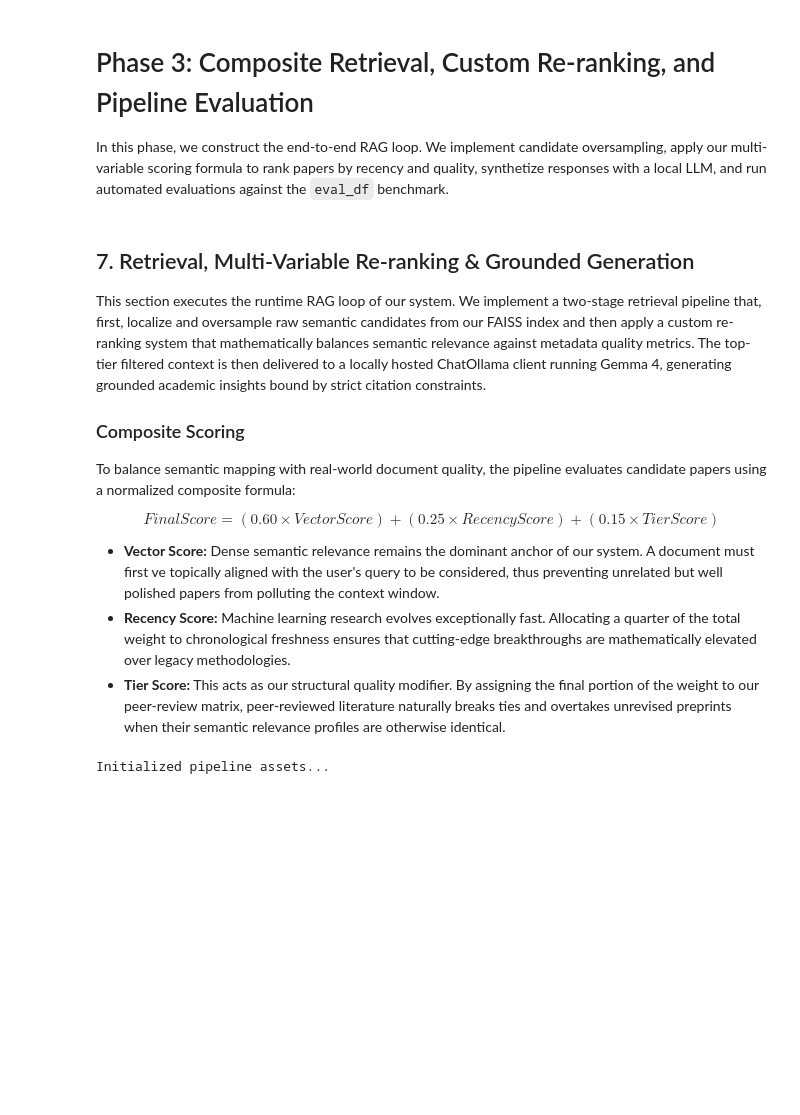
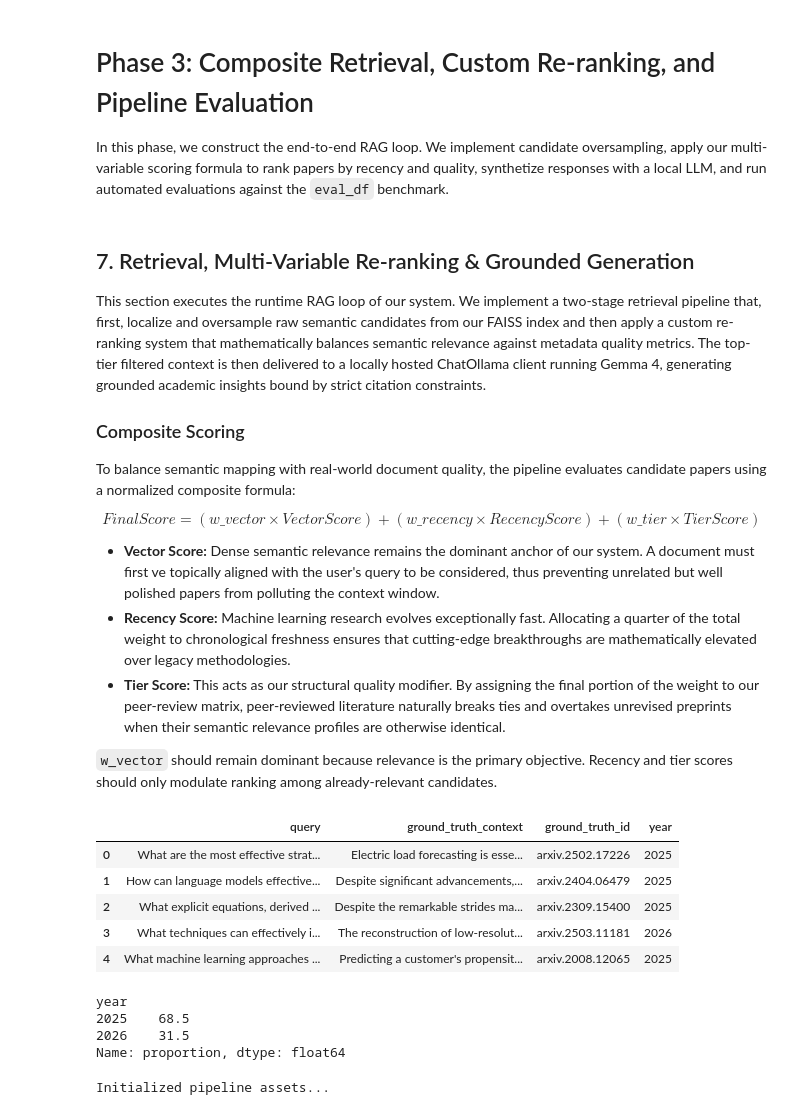
Before and after one commit to cdngouma/arxiv-rag, a Jupyter notebook: notebooks/01_prototype_rag.ipynb, the cells around one changed output. Drawn from its saved outputs; the diff is of its cells as text; code cells hidden in the pictures; blank space fills up the shorter version.

```diff
--- a/notebooks/01_prototype_rag.ipynb
+++ b/notebooks/01_prototype_rag.ipynb
@@ -480,8 +496,28 @@ This section executes the runtime RAG loop of our system. We implement a two-sta
 ### Composite Scoring
 To balance semantic mapping with real-world document quality, the pipeline evaluates candidate papers using a normalized composite formula:
 
-$$FinalScore = (0.60 \times VectorScore) + (0.25 \times RecencyScore) + (0.15 \times TierScore)$$
+$$FinalScore = (w\_vector \times VectorScore) + (w\_recency \times RecencyScore) + (w\_tier \times TierScore)$$
 
 - **Vector Score:** Dense semantic relevance remains the dominant anchor of our system. A document must first ve topically aligned with the user's query to be considered, thus preventing unrelated but well polished papers from polluting the context window.
 - **Recency Score:** Machine learning research evolves exceptionally fast. Allocating a quarter of the total weight to chronological freshness ensures that cutting-edge breakthroughs are mathematically elevated over legacy methodologies.
 - **Tier Score:** This acts as our structural quality modifier. By assigning the final portion of the weight to our peer-review matrix, peer-reviewed literature naturally breaks ties and overtakes unrevised preprints when their semantic relevance profiles are otherwise identical.
+
+`w_vector` should remain dominant because relevance is the primary objective. Recency and tier scores should only modulate ranking among already-relevant candidates.
+# %%
+# Load previously saved eval_df
+eval_df = pd.read_parquet("../data/processed/arxiv_eval_dataset.parquet")
+eval_df.head()
+# %% [output]
+|  | query | ground_truth_context | ground_truth_id | year |
+| 0 | What are the most effective strat... | Electric load forecasting is esse... | arxiv.2502.17226 | 2025 |
+| 1 | How can language models effective... | Despite significant advancements,... | arxiv.2404.06479 | 2025 |
+| 2 | What explicit equations, derived ... | Despite the remarkable strides ma... | arxiv.2309.15400 | 2025 |
+| 3 | What techniques can effectively i... | The reconstruction of low-resolut... | arxiv.2503.11181 | 2026 |
+| 4 | What machine learning approaches ... | Predicting a customer's propensit... | arxiv.2008.12065 | 2025 |
+# %%
+print(eval_df["year"].value_counts(normalize=True).mul(100).round(2))
+# %% [output]
+year
+2025    68.5
+2026    31.5
+Name: proportion, dtype: float64
```
Also changed, not shown: parts of 28 cells of this notebook.
